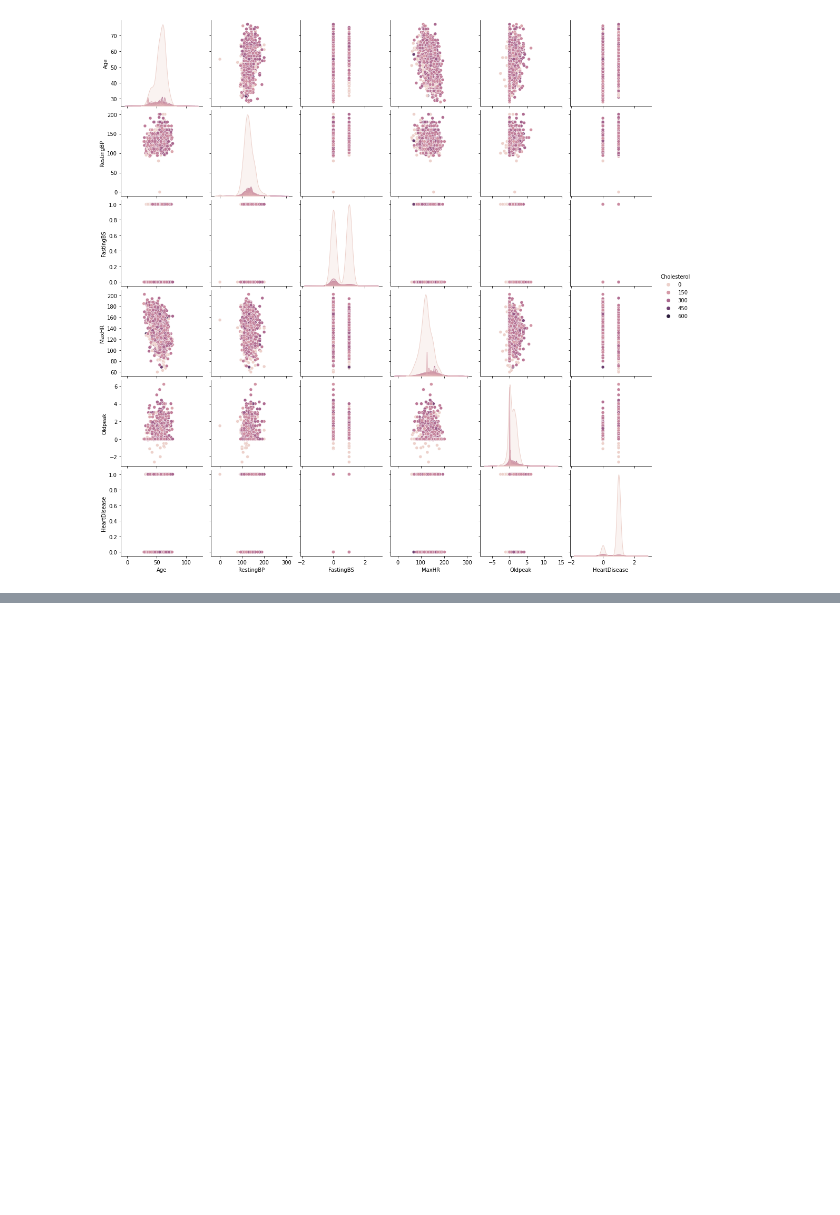
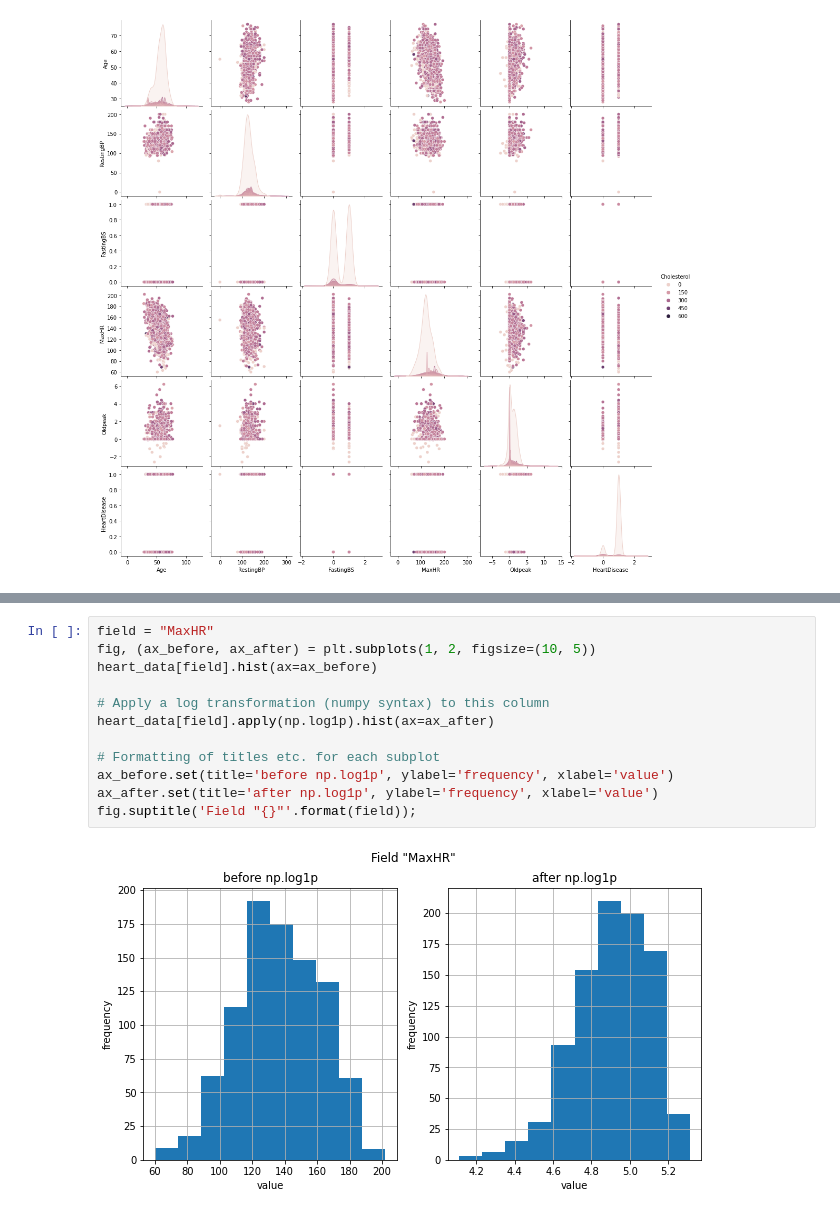
Before and after one commit to Mhsm2012/heart_disease_regression, a Jupyter notebook: heart_disease.ipynb, the cells around one changed output, grey strips where cells are left out. Saved outputs shown, nothing was run; the diff lists cells and outputs as text; blank space fills up the shorter version.

```diff
--- a/heart_disease.ipynb
+++ b/heart_disease.ipynb
@@ -120,0 +226,14 @@ sns.pairplot(heart_data,hue='Cholesterol');
+# %%
+field = "MaxHR"
+fig, (ax_before, ax_after) = plt.subplots(1, 2, figsize=(10, 5))
+heart_data[field].hist(ax=ax_before)
+
+# Apply a log transformation (numpy syntax) to this column
+heart_data[field].apply(np.log1p).hist(ax=ax_after)
+
+# Formatting of titles etc. for each subplot
+ax_before.set(title='before np.log1p', ylabel='frequency', xlabel='value')
+ax_after.set(title='after np.log1p', ylabel='frequency', xlabel='value')
+fig.suptitle('Field "{}"'.format(field));
+# %% [output]
+[figure, added]
```
Also changed, not shown: parts of 13 cells of this notebook.
